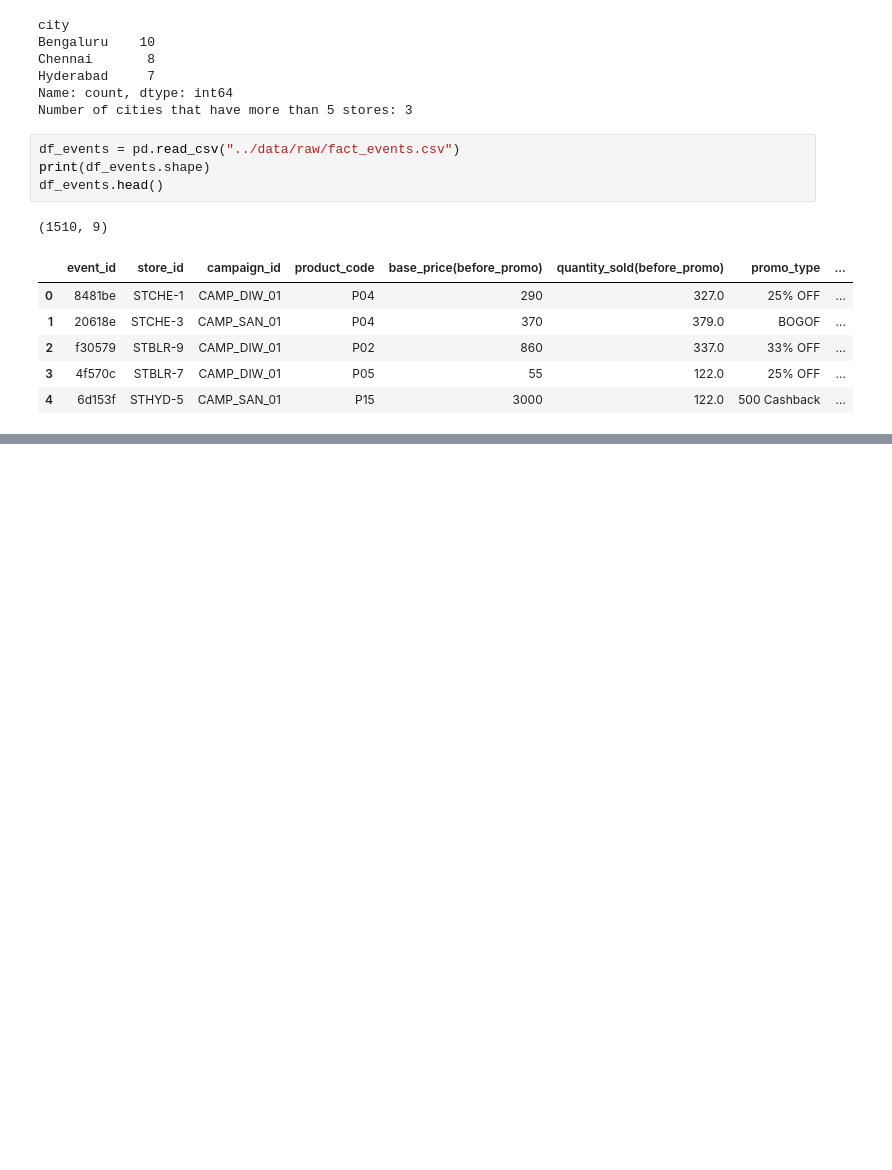
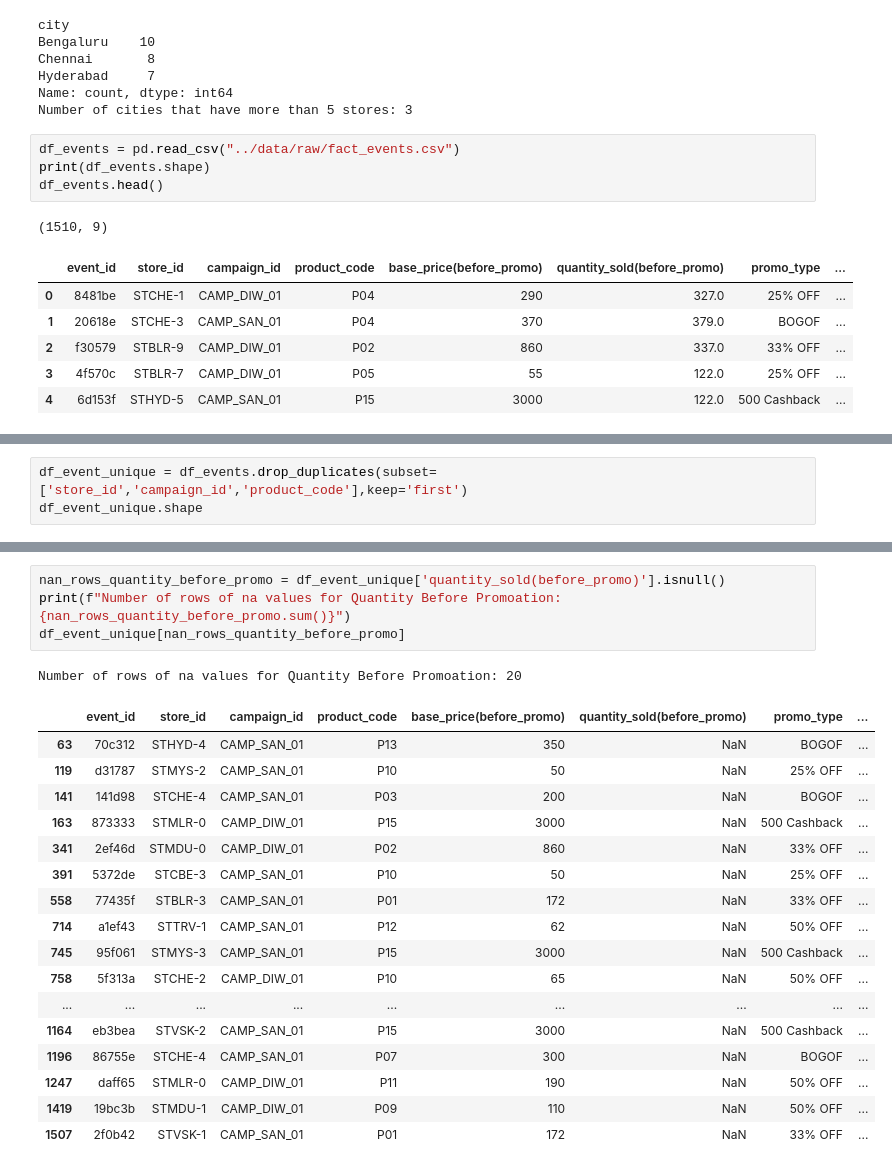
Before and after one commit to Monish-Mamilla/ml-project-2, a Jupyter notebook: notebooks/01_eda.ipynb, the cells around one changed output, grey strips where cells are left out. Cells and saved outputs as stored; diff of their text form; blank space fills up the shorter version.

```diff
--- a/notebooks/01_eda.ipynb
+++ b/notebooks/01_eda.ipynb
@@ -93,0 +110,3 @@ df_events.head()
+# %%
+df_event_unique = df_events.drop_duplicates(subset=['store_id','campaign_id','product_code'],keep='first')
+df_event_unique.shape
@@ -93,0 +155,23 @@ df_events.head()
+# %%
+nan_rows_quantity_before_promo = df_event_unique['quantity_sold(before_promo)'].isnull()
+print(f"Number of rows of na values for Quantity Before Promoation: {nan_rows_quantity_before_promo.sum()}")
+df_event_unique[nan_rows_quantity_before_promo]
+# %% [output]
+Number of rows of na values for Quantity Before Promoation: 20
+|  | event_id | store_id | campaign_id | product_code | base_price(before_promo) | quantity_sold(before_promo) | promo_type | ... |
+| 63 | 70c312 | STHYD-4 | CAMP_SAN_01 | P13 | 350 | NaN | BOGOF | ... |
+| 119 | d31787 | STMYS-2 | CAMP_SAN_01 | P10 | 50 | NaN | 25% OFF | ... |
+| 141 | 141d98 | STCHE-4 | CAMP_SAN_01 | P03 | 200 | NaN | BOGOF | ... |
+| 163 | 873333 | STMLR-0 | CAMP_DIW_01 | P15 | 3000 | NaN | 500 Cashback | ... |
+| 341 | 2ef46d | STMDU-0 | CAMP_DIW_01 | P02 | 860 | NaN | 33% OFF | ... |
+| 391 | 5372de | STCBE-3 | CAMP_SAN_01 | P10 | 50 | NaN | 25% OFF | ... |
+| 558 | 77435f | STBLR-3 | CAMP_SAN_01 | P01 | 172 | NaN | 33% OFF | ... |
+| 714 | a1ef43 | STTRV-1 | CAMP_SAN_01 | P12 | 62 | NaN | 50% OFF | ... |
+| 745 | 95f061 | STMYS-3 | CAMP_SAN_01 | P15 | 3000 | NaN | 500 Cashback | ... |
+| 758 | 5f313a | STCHE-2 | CAMP_DIW_01 | P10 | 65 | NaN | 50% OFF | ... |
+| ... | ... | ... | ... | ... | ... | ... | ... | ... |
+| 1164 | eb3bea | STVSK-2 | CAMP_SAN_01 | P15 | 3000 | NaN | 500 Cashback | ... |
+| 1196 | 86755e | STCHE-4 | CAMP_SAN_01 | P07 | 300 | NaN | BOGOF | ... |
+| 1247 | daff65 | STMLR-0 | CAMP_DIW_01 | P11 | 190 | NaN | 50% OFF | ... |
+| 1419 | 19bc3b | STMDU-1 | CAMP_DIW_01 | P09 | 110 | NaN | 50% OFF | ... |
+| 1507 | 2f0b42 | STVSK-1 | CAMP_SAN_01 | P01 | 172 | NaN | 33% OFF | ... |
```
Also changed, not shown: parts of 53 cells of this notebook, 1 other file.
